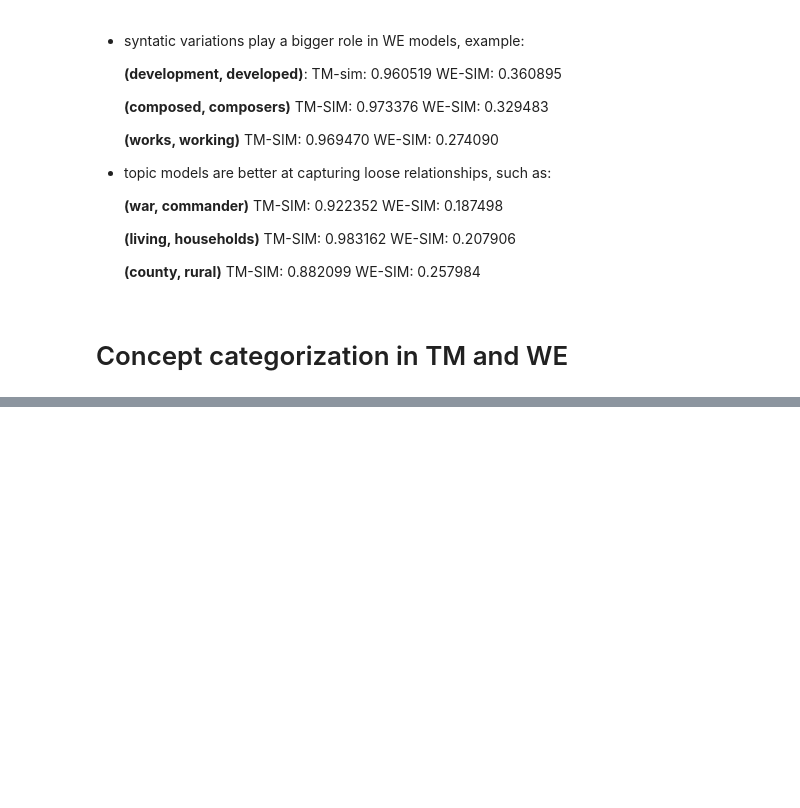
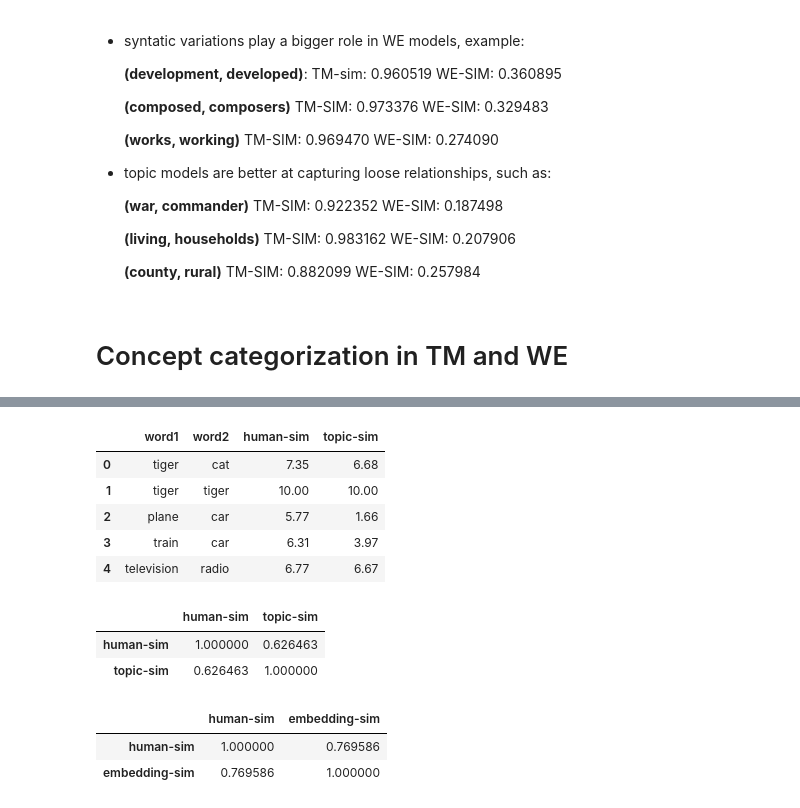
Before and after one commit to knub/master-thesis, a Jupyter notebook: notebooks/Topics.ipynb, the cells around one changed output, grey strips where cells are left out. Cells and saved outputs as stored; diff of their text form; code cells hidden in the pictures; blank space fills up the shorter version.

```diff
--- a/notebooks/Topics.ipynb
+++ b/notebooks/Topics.ipynb
@@ -449,0 +465,4 @@ SpectralClustering
+# %%
+df_wordsim353 = pnd.read_csv(MODEL + ".wordsim353", sep="\t")
+df_wordsim353["embedding-sim"] = df_wordsim353[["word1", "word2"]].apply(
+    lambda x: get_similarity(x["word1"], x["word2"], vectors), axis=1)
@@ -449,0 +489,21 @@ SpectralClustering
+# %%
+df_wordsim353.head()
+# %% [output]
+|  | word1 | word2 | human-sim | topic-sim |
+| 0 | tiger | cat | 7.35 | 6.68 |
+| 1 | tiger | tiger | 10.00 | 10.00 |
+| 2 | plane | car | 5.77 | 1.66 |
+| 3 | train | car | 6.31 | 3.97 |
+| 4 | television | radio | 6.77 | 6.67 |
+# %%
+df_wordsim353[["human-sim", "topic-sim"]].corr("spearman")
+# %% [output]
+|  | human-sim | topic-sim |
+| human-sim | 1.000000 | 0.626463 |
+| topic-sim | 0.626463 | 1.000000 |
+# %%
+df_wordsim353[["human-sim", "embedding-sim"]].corr("spearman")
+# %% [output]
+|  | human-sim | embedding-sim |
+| human-sim | 1.000000 | 0.769586 |
+| embedding-sim | 0.769586 | 1.000000 |
```
Also changed, not shown: parts of 14 cells of this notebook, 2 other files.
